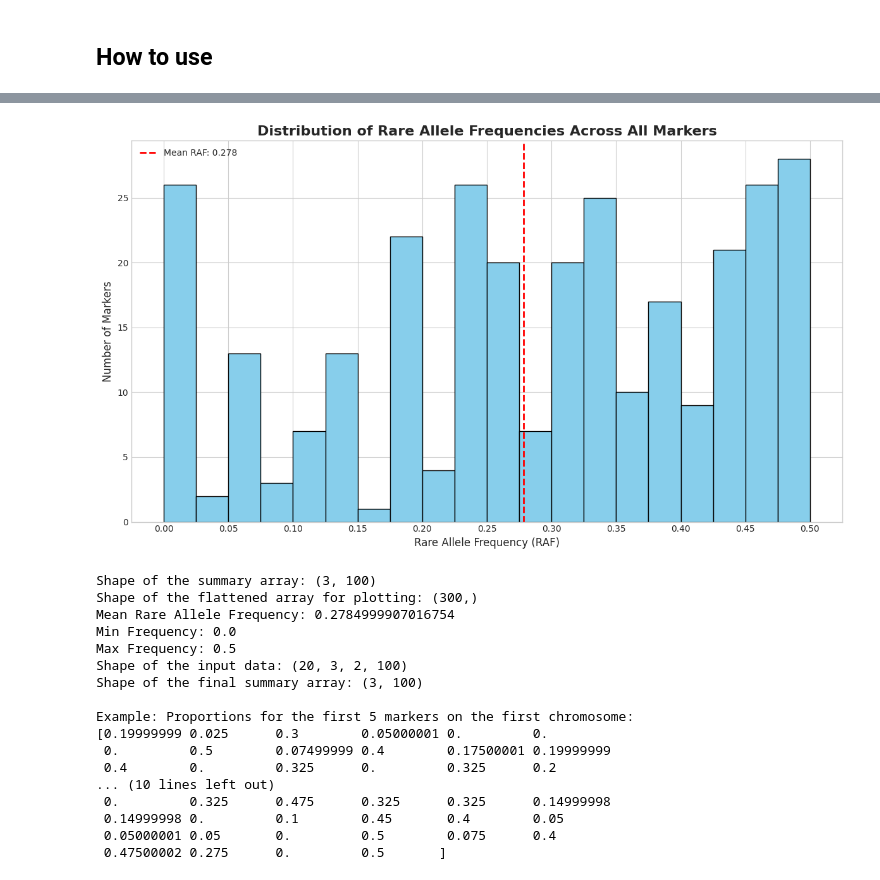
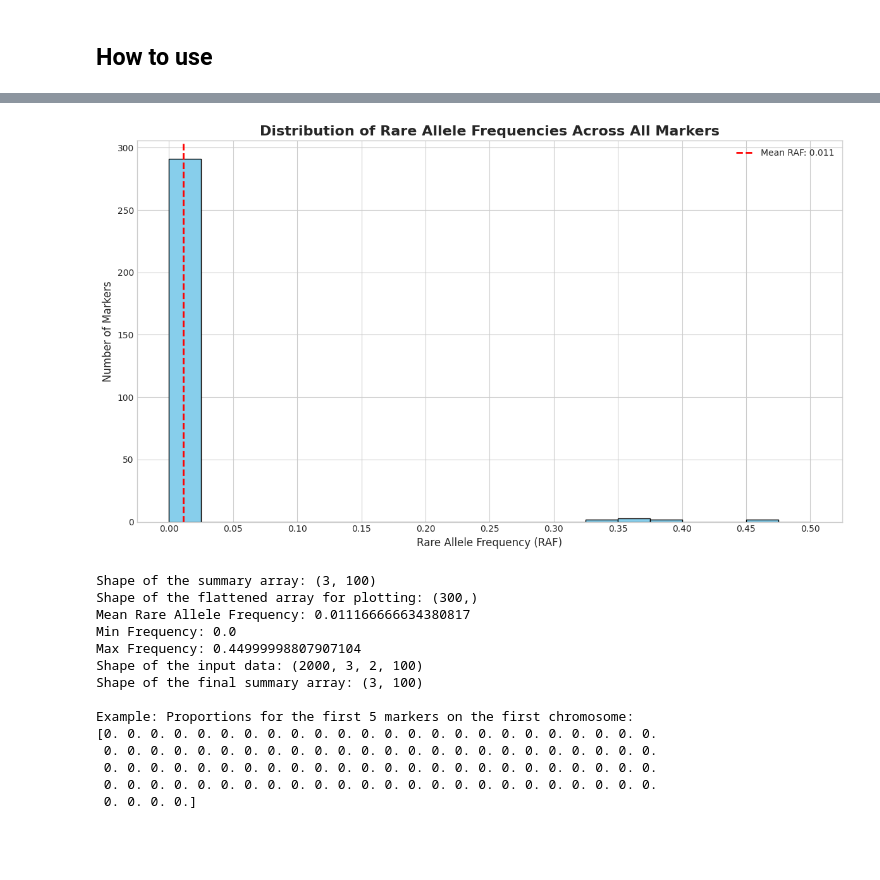
Before and after one commit to cjGO/chewc, a Jupyter notebook: nbs/index.ipynb, the cells around one changed output, grey strips where cells are left out. Saved outputs shown, nothing was run; the diff lists cells and outputs as text; code cells hidden in the pictures; blank space fills up the shorter version.

```diff
--- a/nbs/index.ipynb
+++ b/nbs/index.ipynb
@@ -198,50 +240,47 @@ ax.hist(frequencies_flat, bins=20, range=(0, 0.5), color='skyblue', edgecolor='b
 ax.set_title('Distribution of Rare Allele Frequencies Across All Markers', fontsize=16, fontweight='bold')
 ax.set_xlabel('Rare Allele Frequency (RAF)', fontsize=12)
 ax.set_ylabel('Number of Markers', fontsize=12)
 
 # Set x-axis ticks for better readability
 ax.set_xticks(np.arange(0, 0.51, 0.05))
 
 # Add a vertical line at the mean RAF
 mean_raf = frequencies_flat.mean()
 ax.axvline(mean_raf, color='red', linestyle='--', linewidth=2, label=f'Mean RAF: {mean_raf:.3f}')
 ax.legend()
 
 # Display the plot
 plt.tight_layout()
 plt.show()
 
 # --- Verification ---
 print(f"Shape of the summary array: {rare_allele_summary.shape}")
 print(f"Shape of the flattened array for plotting: {frequencies_flat.shape}")
 print(f"Mean Rare Allele Frequency: {mean_raf}")
 print(f"Min Frequency: {frequencies_flat.min()}")
 print(f"Max Frequency: {frequencies_flat.max()}")
 
 # 3. Get the final result
-rare_allele_summary = calculate_rare_allele_frequency(final_pop.geno)
+rare_allele_summary = calculate_rare_allele_frequency(expanded_pop.geno)
 
 # --- Verification ---
-print(f"Shape of the input data: {final_pop.geno.shape}")
+print(f"Shape of the input data: {expanded_pop.geno.shape}")
 print(f"Shape of the final summary array: {rare_allele_summary.shape}")
 print("\nExample: Proportions for the first 5 markers on the first chromosome:")
 print(rare_allele_summary[1, :100])
 # %% [output]
-[figure, old version]
+[figure, new version]
 Shape of the summary array: (3, 100)
 Shape of the flattened array for plotting: (300,)
-Mean Rare Allele Frequency: 0.2784999907016754
+Mean Rare Allele Frequency: 0.011166666634380817
 Min Frequency: 0.0
-Max Frequency: 0.5
-Shape of the input data: (20, 3, 2, 100)
+Max Frequency: 0.44999998807907104
+Shape of the input data: (2000, 3, 2, 100)
 Shape of the final summary array: (3, 100)
 
 Example: Proportions for the first 5 markers on the first chromosome:
-[0.19999999 0.025      0.3        0.05000001 0.         0.
- 0.         0.5        0.07499999 0.4        0.17500001 0.19999999
- 0.4        0.         0.325      0.         0.325      0.2
-... (10 lines left out)
- 0.         0.325      0.475      0.325      0.325      0.14999998
- 0.14999998 0.         0.1        0.45       0.4        0.05
- 0.05000001 0.05       0.         0.5        0.075      0.4
- 0.47500002 0.275      0.         0.5       ]
+[0. 0. 0. 0. 0. 0. 0. 0. 0. 0. 0. 0. 0. 0. 0. 0. 0. 0. 0. 0. 0. 0. 0. 0.
+ 0. 0. 0. 0. 0. 0. 0. 0. 0. 0. 0. 0. 0. 0. 0. 0. 0. 0. 0. 0. 0. 0. 0. 0.
+ 0. 0. 0. 0. 0. 0. 0. 0. 0. 0. 0. 0. 0. 0. 0. 0. 0. 0. 0. 0. 0. 0. 0. 0.
+ 0. 0. 0. 0. 0. 0. 0. 0. 0. 0. 0. 0. 0. 0. 0. 0. 0. 0. 0. 0. 0. 0. 0. 0.
+ 0. 0. 0. 0.]
```
Also changed, not shown: parts of 6 cells of this notebook, 17 other files.
